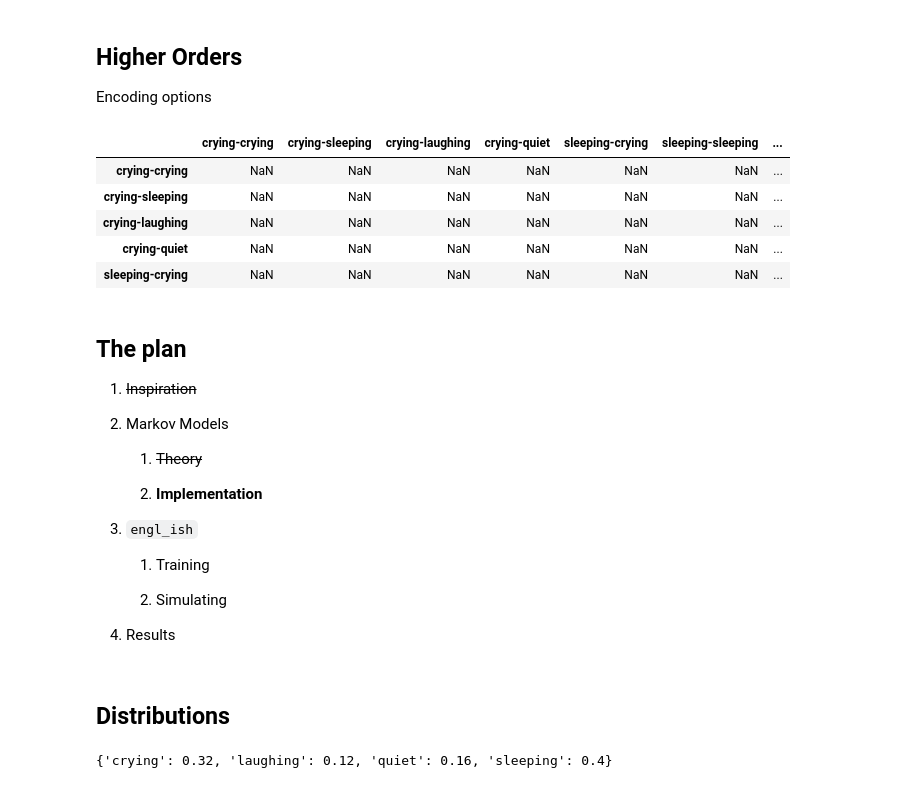
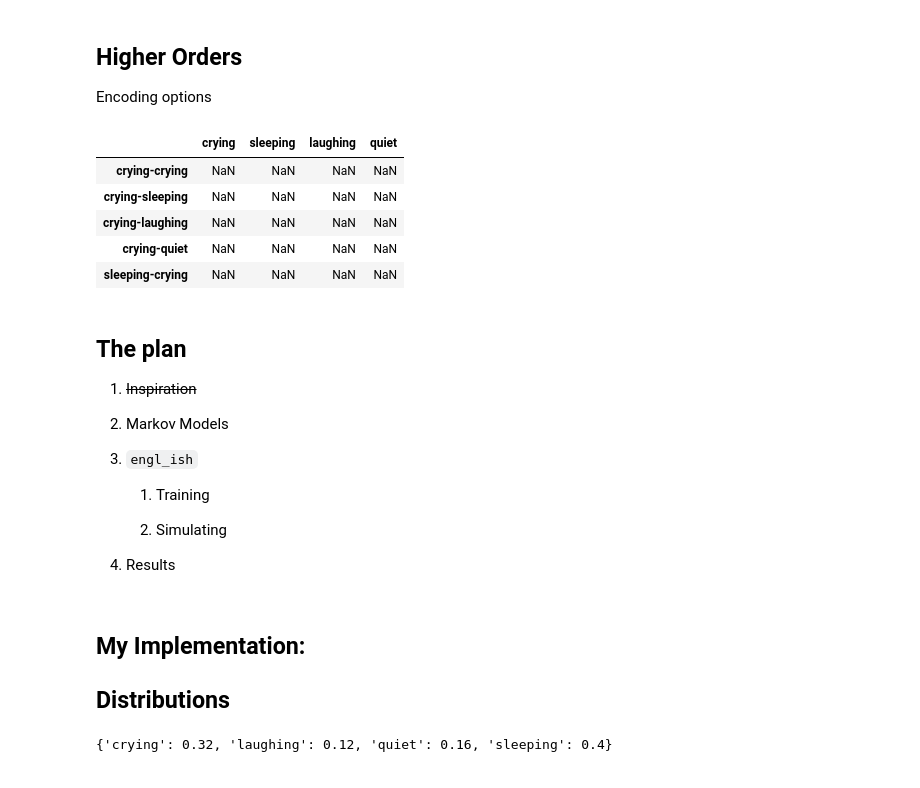
Before and after one commit to JohnPaton/engl_ish, a Jupyter notebook: PyData Slides.ipynb, the cells around one changed output. Saved outputs shown, nothing was run; the diff lists cells and outputs as text; code cells hidden in the pictures.

```diff
--- a/PyData Slides.ipynb
+++ b/PyData Slides.ipynb
@@ -185,14 +178,14 @@ Higher Orders
 ----
 Encoding options
 # %%
-baby_2x2.head()# 2x1 = 2x2
+baby_2x1.head()# 2x1 = 2x2
 # %% [output]
-|  | crying-crying | crying-sleeping | crying-laughing | crying-quiet | sleeping-crying | sleeping-sleeping | ... |
-| crying-crying | NaN | NaN | NaN | NaN | NaN | NaN | ... |
-| crying-sleeping | NaN | NaN | NaN | NaN | NaN | NaN | ... |
-| crying-laughing | NaN | NaN | NaN | NaN | NaN | NaN | ... |
-| crying-quiet | NaN | NaN | NaN | NaN | NaN | NaN | ... |
-| sleeping-crying | NaN | NaN | NaN | NaN | NaN | NaN | ... |
+|  | crying | sleeping | laughing | quiet |
+| crying-crying | NaN | NaN | NaN | NaN |
+| crying-sleeping | NaN | NaN | NaN | NaN |
+| crying-laughing | NaN | NaN | NaN | NaN |
+| crying-quiet | NaN | NaN | NaN | NaN |
+| sleeping-crying | NaN | NaN | NaN | NaN |
 # %% [markdown]
 The plan
 ----
@@ -201,10 +194,6 @@ The plan
 
 2. Markov Models
 
-    1. ~~Theory~~
-
-    2. **Implementation**
-
 3. `engl_ish`
 
     1. Training
@@ -212,9 +201,11 @@ The plan
     2. Simulating
 
 4. Results
-# %% [markdown]
-Distributions
-----
+# %% [markdown]
+My Implementation:
+---
+Distributions
+----
 # %%
 from engl_ish import Distribution
 baby_dict = {'crying':8,'sleeping':10,'laughing':3,'quiet':4}
```
Also changed, not shown: parts of 31 cells of this notebook, 18 other files.
